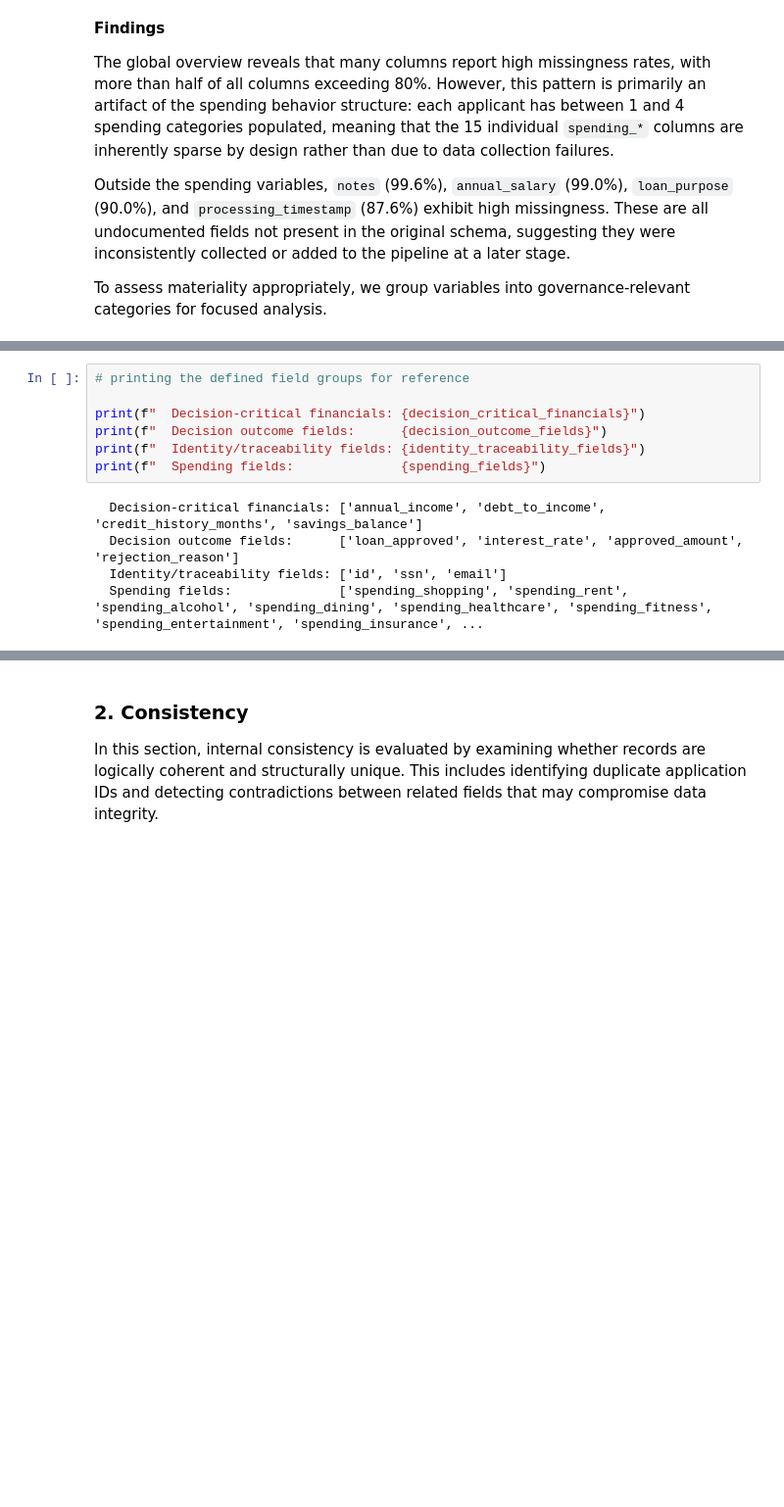
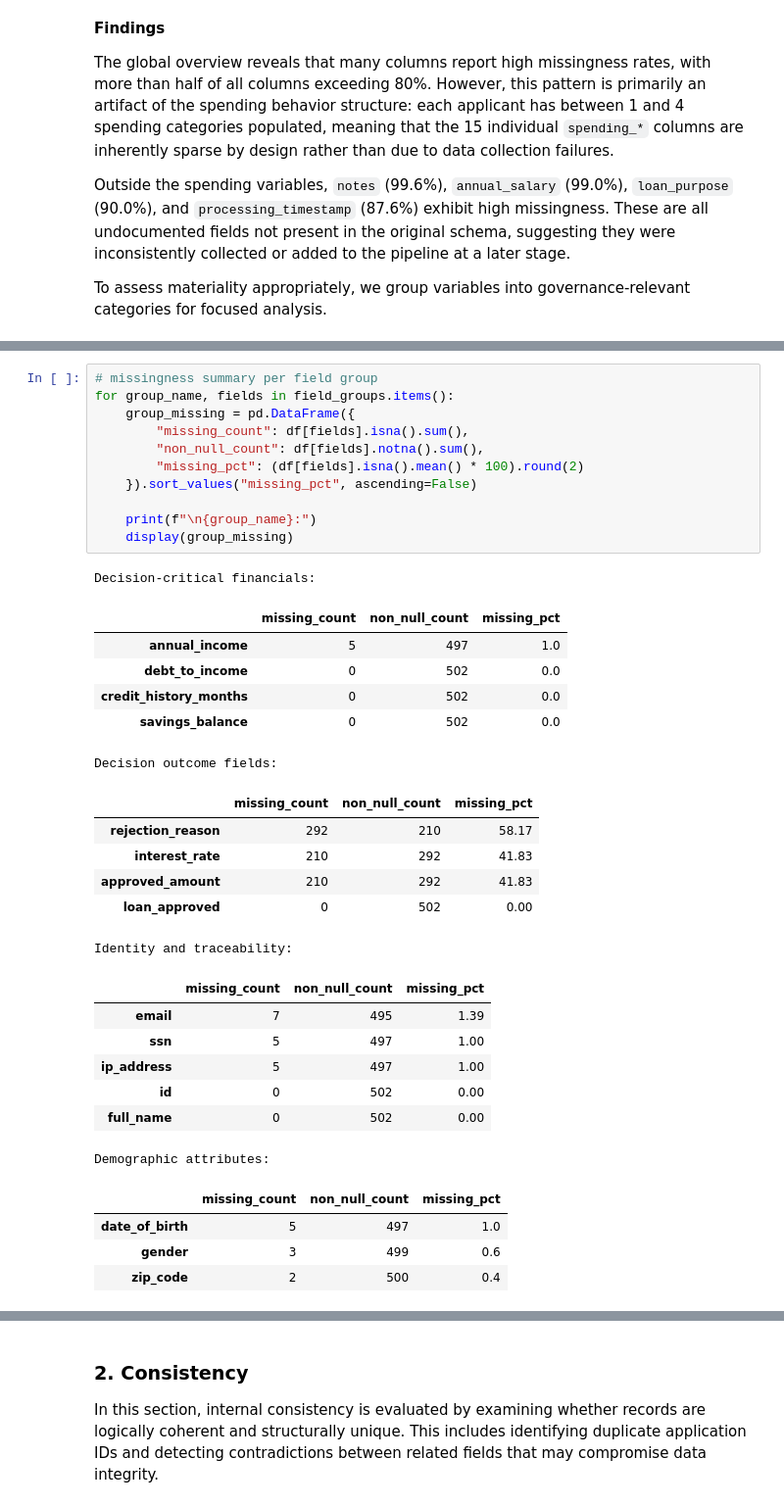
Before and after one commit to mchlkan/dego-2606-group3, a Jupyter notebook: notebooks/01-data-quality.ipynb, the cells around one changed output, grey strips where cells are left out. Shown at 98% size. Cells and saved outputs as stored; diff of their text form; blank space fills up the shorter version.

```diff
--- a/notebooks/01-data-quality.ipynb
+++ b/notebooks/01-data-quality.ipynb
@@ -247,12 +290,36 @@ spending_fields = [col for col in df.columns if col.startswith("spending_")]
 # %%
-# printing the defined field groups for reference
+# missingness summary per field group
+for group_name, fields in field_groups.items():
+    group_missing = pd.DataFrame({
+        "missing_count": df[fields].isna().sum(),
+        "non_null_count": df[fields].notna().sum(),
+        "missing_pct": (df[fields].isna().mean() * 100).round(2)
+    }).sort_values("missing_pct", ascending=False)
 
-print(f"  Decision-critical financials: {decision_critical_financials}")
-print(f"  Decision outcome fields:      {decision_outcome_fields}")
-print(f"  Identity/traceability fields: {identity_traceability_fields}")
-print(f"  Spending fields:              {spending_fields}")
+    print(f"\n{group_name}:")
+    display(group_missing)
 # %% [output]
-  Decision-critical financials: ['annual_income', 'debt_to_income', 'credit_history_months', 'savings_balance']
-  Decision outcome fields:      ['loan_approved', 'interest_rate', 'approved_amount', 'rejection_reason']
-  Identity/traceability fields: ['id', 'ssn', 'email']
-  Spending fields:              ['spending_shopping', 'spending_rent', 'spending_alcohol', 'spending_dining', 'spending_healthcare', 'spending_fitness', 'spending_entertainment', 'spending_insurance', ...
+Decision-critical financials:
+|  | missing_count | non_null_count | missing_pct |
+| annual_income | 5 | 497 | 1.0 |
+| debt_to_income | 0 | 502 | 0.0 |
+| credit_history_months | 0 | 502 | 0.0 |
+| savings_balance | 0 | 502 | 0.0 |
+Decision outcome fields:
+|  | missing_count | non_null_count | missing_pct |
+| rejection_reason | 292 | 210 | 58.17 |
+| interest_rate | 210 | 292 | 41.83 |
+| approved_amount | 210 | 292 | 41.83 |
+| loan_approved | 0 | 502 | 0.00 |
+Identity and traceability:
+|  | missing_count | non_null_count | missing_pct |
+| email | 7 | 495 | 1.39 |
+| ssn | 5 | 497 | 1.00 |
+| ip_address | 5 | 497 | 1.00 |
+| id | 0 | 502 | 0.00 |
+| full_name | 0 | 502 | 0.00 |
+Demographic attributes:
+|  | missing_count | non_null_count | missing_pct |
+| date_of_birth | 5 | 497 | 1.0 |
+| gender | 3 | 499 | 0.6 |
+| zip_code | 2 | 500 | 0.4 |
```
Also changed, not shown: parts of 29 cells of this notebook.
